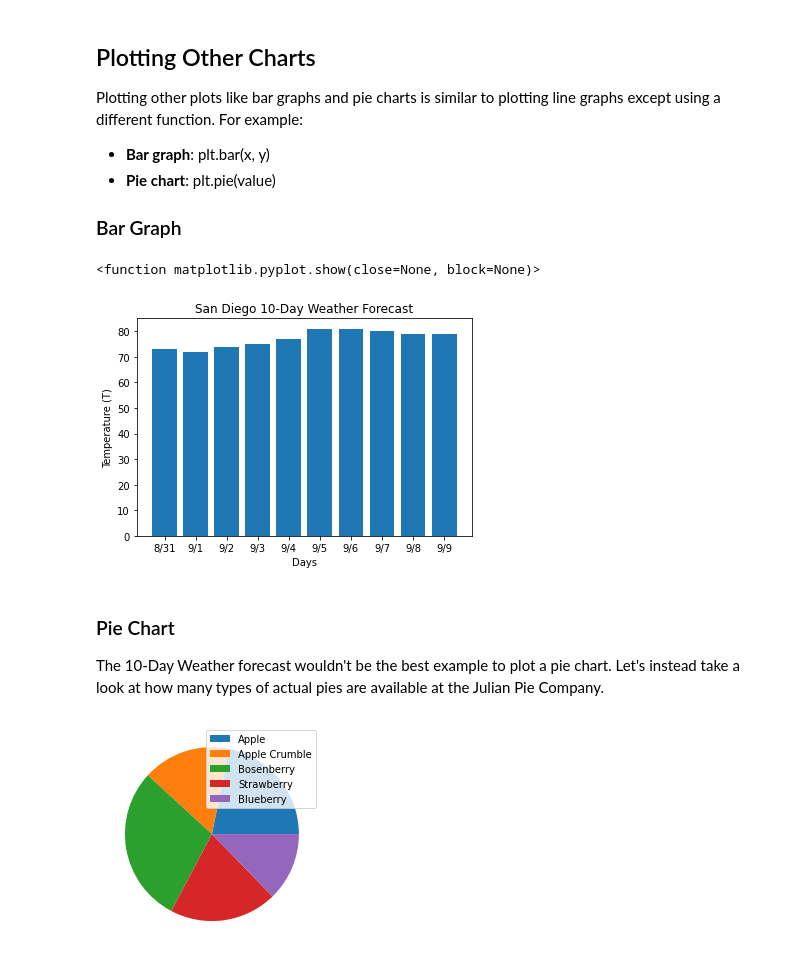
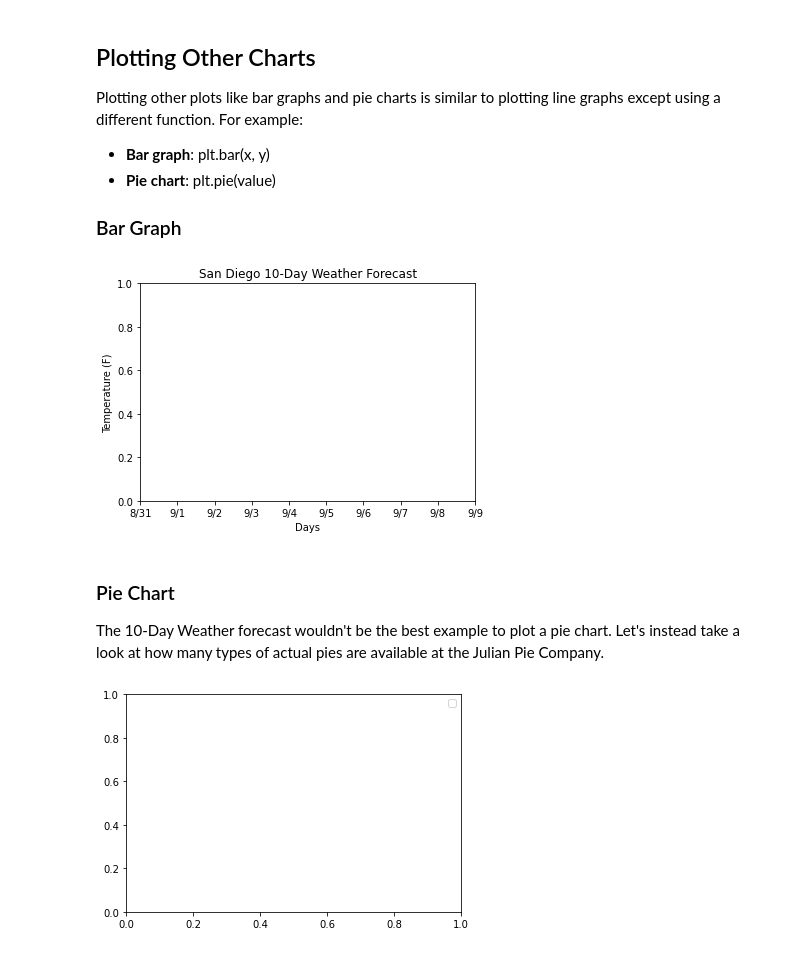
Before and after one commit to ohkaaaaay/BDA594-Fabio, a Jupyter notebook: Matplotlib_Demo.ipynb, the cells around one changed output. Saved outputs shown, nothing was run; the diff lists cells and outputs as text; code cells hidden in the pictures.

```diff
--- a/Matplotlib_Demo.ipynb
+++ b/Matplotlib_Demo.ipynb
@@ -226,7 +168,7 @@ Plotting other plots like bar graphs and pie charts is similar to plotting line
 ax = plt.subplot()
 
 #Bar plot of San Diego weather
-plt.bar(x, y)
+
 
 #Label axes and title
 plt.xlabel('Days')
@@ -240,27 +182,26 @@ ax.set_xticks(x)
 ax.set_xticklabels(date)
 
 #Show plot
-plt.show
+plt.show()
 # %% [output]
-<function matplotlib.pyplot.show(close=None, block=None)>
-[figure, old version]
+[figure, new version]
 # %% [markdown]
 ### Pie Chart
 The 10-Day Weather forecast wouldn't be the best example to plot a pie chart. Let's instead take a look at how many types of actual pies are available at the Julian Pie Company.
 # %%
 pie_type = ['Apple', 'Apple Crumble', 'Bosenberry', 'Strawberry', 'Blueberry']
 pie = [12, 9, 16, 11, 7]
 
 #Plot pie chart of pies
-plt.pie(pie)
+
 
 #Add legend
 plt.legend(pie_type)
 
 #Show plot
 plt.show()
 # %% [output]
-[figure, old version]
+[figure, new version]
 # %% [markdown]
 
 ## Enhance Use of Matplotlib
```
Also changed, not shown: parts of 13 cells of this notebook.
